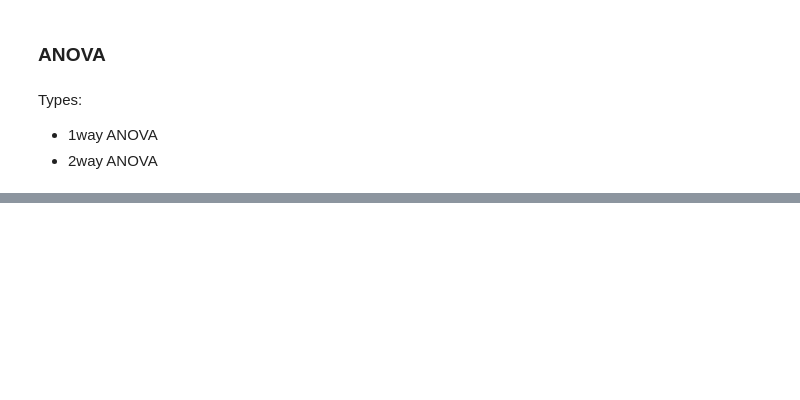
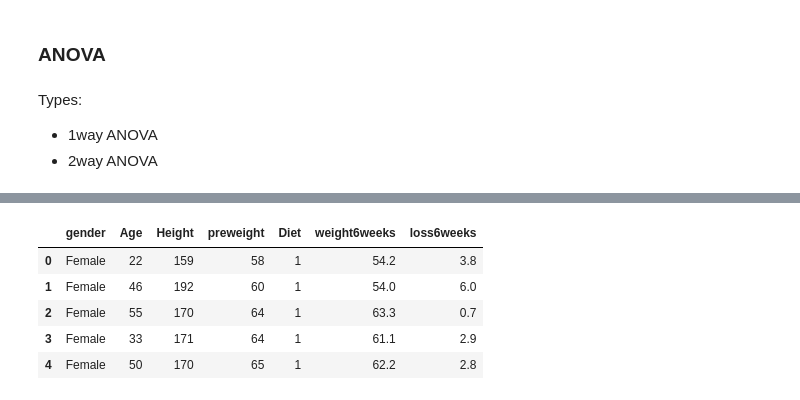
Before and after one commit to gali-jithendra/LEARNINGS, a Jupyter notebook: 9_DS_ANOVA.ipynb, the cells around one changed output, grey strips where cells are left out. Saved outputs shown, nothing was run; the diff lists cells and outputs as text; code cells hidden in the pictures; blank space fills up the shorter version.

```diff
--- a/9_DS_ANOVA.ipynb
+++ b/9_DS_ANOVA.ipynb
@@ -6,0 +180,10 @@ Types:
+# %%
+df['loss6weeks'] = df['preweight'] - df['weight6weeks']
+df.head()
+# %% [output]
+|  | gender | Age | Height | preweight | Diet | weight6weeks | loss6weeks |
+| 0 | Female | 22 | 159 | 58 | 1 | 54.2 | 3.8 |
+| 1 | Female | 46 | 192 | 60 | 1 | 54.0 | 6.0 |
+| 2 | Female | 55 | 170 | 64 | 1 | 63.3 | 0.7 |
+| 3 | Female | 33 | 171 | 64 | 1 | 61.1 | 2.9 |
+| 4 | Female | 50 | 170 | 65 | 1 | 62.2 | 2.8 |
```
Also changed, not shown: parts of 31 cells of this notebook, 1 other file.
